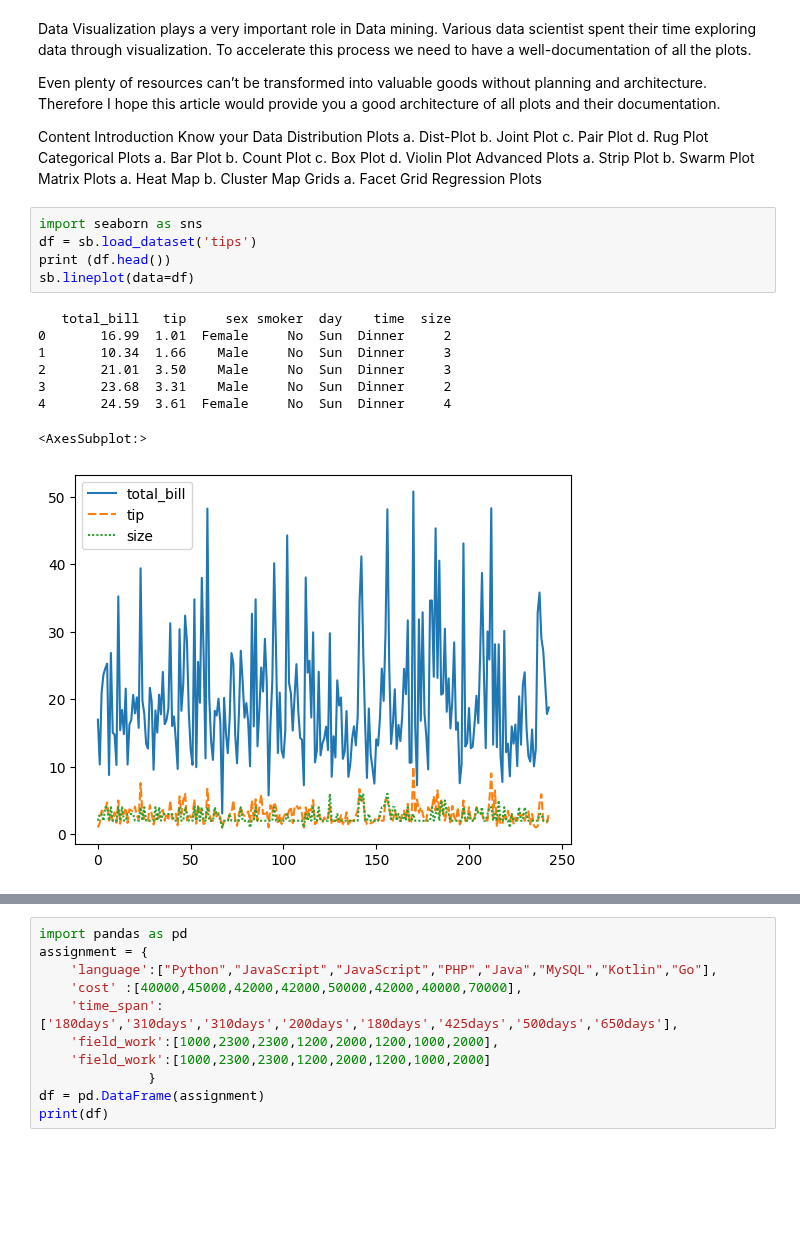
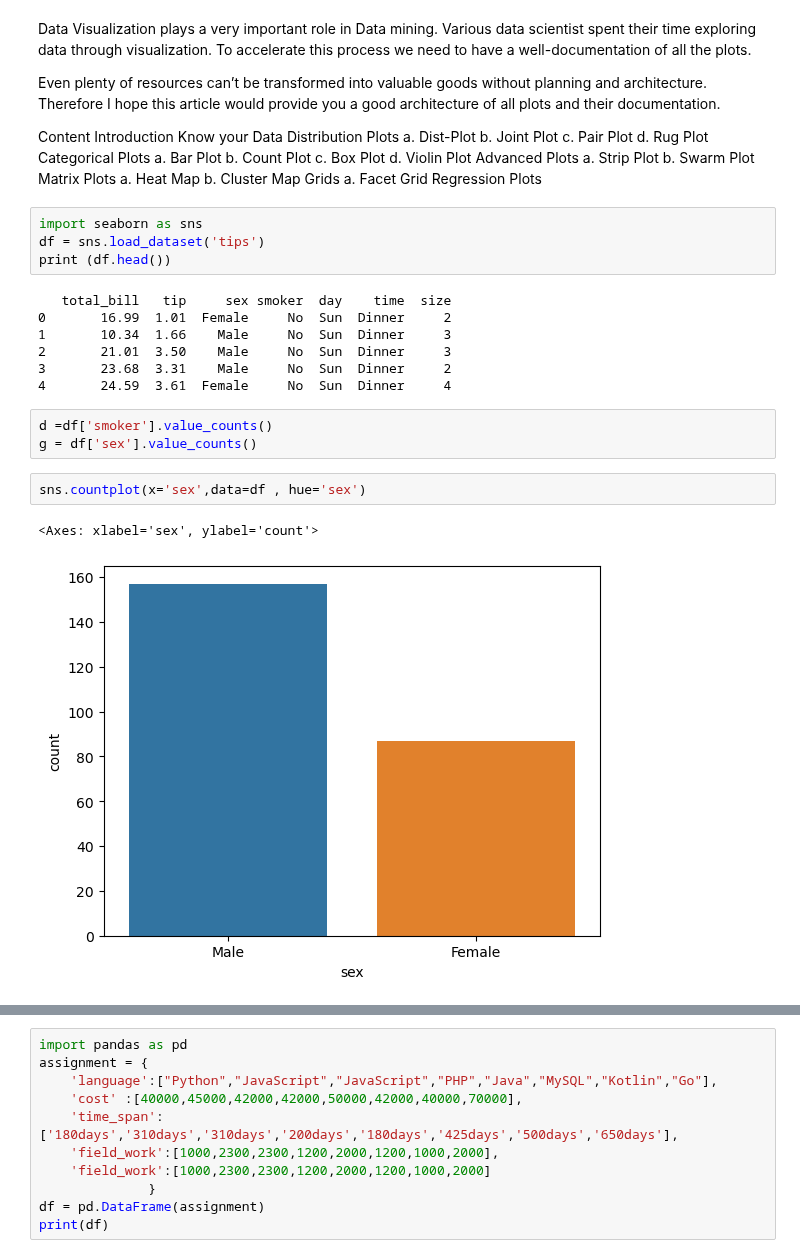
Before and after one commit to 960Subhamsingh/Data-Sciences, a Jupyter notebook: seaborn/seaborn.ipynb, the cells around one changed output, grey strips where cells are left out. Saved outputs shown, nothing was run; the diff lists cells and outputs as text; blank space fills up the shorter version.

```diff
--- a/seaborn/seaborn.ipynb
+++ b/seaborn/seaborn.ipynb
@@ -27,9 +30,8 @@ a. Facet Grid
 Regression Plots
 # %%
 import seaborn as sns
-df = sb.load_dataset('tips')
+df = sns.load_dataset('tips')
 print (df.head())
-sb.lineplot(data=df)
 # %% [output]
    total_bill   tip     sex smoker  day    time  size
 0       16.99  1.01  Female     No  Sun  Dinner     2
@@ -37,5 +39,11 @@ sb.lineplot(data=df)
 2       21.01  3.50    Male     No  Sun  Dinner     3
 3       23.68  3.31    Male     No  Sun  Dinner     2
 4       24.59  3.61  Female     No  Sun  Dinner     4
-<AxesSubplot:>
-[figure, removed]
+# %%
+d =df['smoker'].value_counts()
+g = df['sex'].value_counts()
+# %%
+sns.countplot(x='sex',data=df , hue='sex')
+# %% [output]
+<Axes: xlabel='sex', ylabel='count'>
+[figure, added]
```
Also changed, not shown: parts of 17 cells of this notebook, 1 other file.
